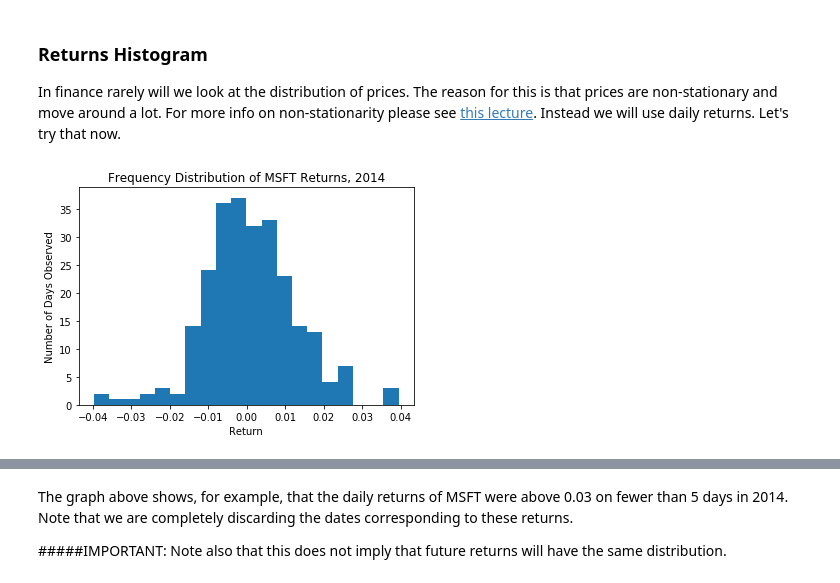
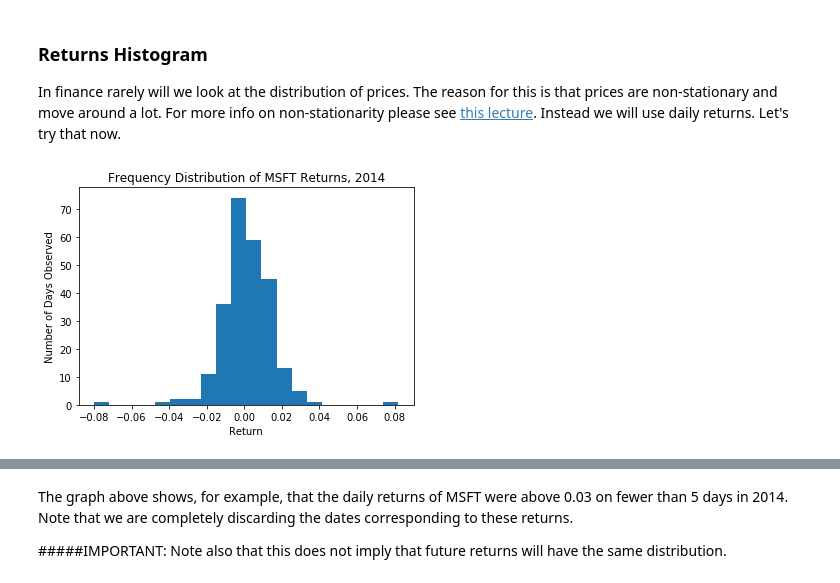
Before and after one commit to lmbaeza/MetNumUN2021I, a Jupyter notebook: Lab1/lmbaeza-lecture5.ipynb, the cells around one changed output, grey strips where cells are left out. Saved outputs shown, nothing was run; the diff lists cells and outputs as text; code cells hidden in the pictures.

```diff
--- a/Lab1/lmbaeza-lecture5.ipynb
+++ b/Lab1/lmbaeza-lecture5.ipynb
@@ -59,6 +37,6 @@ from yahoofinancials import YahooFinancials
 # %%
 start = '2014-01-01'
 end = '2015-01-01'
-data = yf.download(['AAPL', 'MSFT'], fields='price', start=start, end=end, process=False)
-data.head()
+data_aapl = pdr.get_data_yahoo('AAPL', start=start, end=end)
+data_aapl.head()
 # %% [output]
@@ -115,12 +122,12 @@ plt.title('Frequency Distribution of MSFT Prices, 2014');
 In finance rarely will we look at the distribution of prices. The reason for this is that prices are non-stationary and move around a lot. For more info on non-stationarity please see [this lecture](https://www.quantopian.com/lectures/integration-cointegration-and-stationarity). Instead we will use daily returns. Let's try that now.
 # %%
 # Remove the first element because percent change from nothing to something is NaN
-R = data['Close']['MSFT'].pct_change()[1:]
+R = data_aapl['Close'].pct_change()[1:]
 
 # Plot a histogram using 20 bins
 plt.hist(R, bins=20)
 plt.xlabel('Return')
 plt.ylabel('Number of Days Observed')
 plt.title('Frequency Distribution of MSFT Returns, 2014');
 # %% [output]
-[figure, old version]
+[figure, new version]
```
Also changed, not shown: parts of 18 cells of this notebook.
